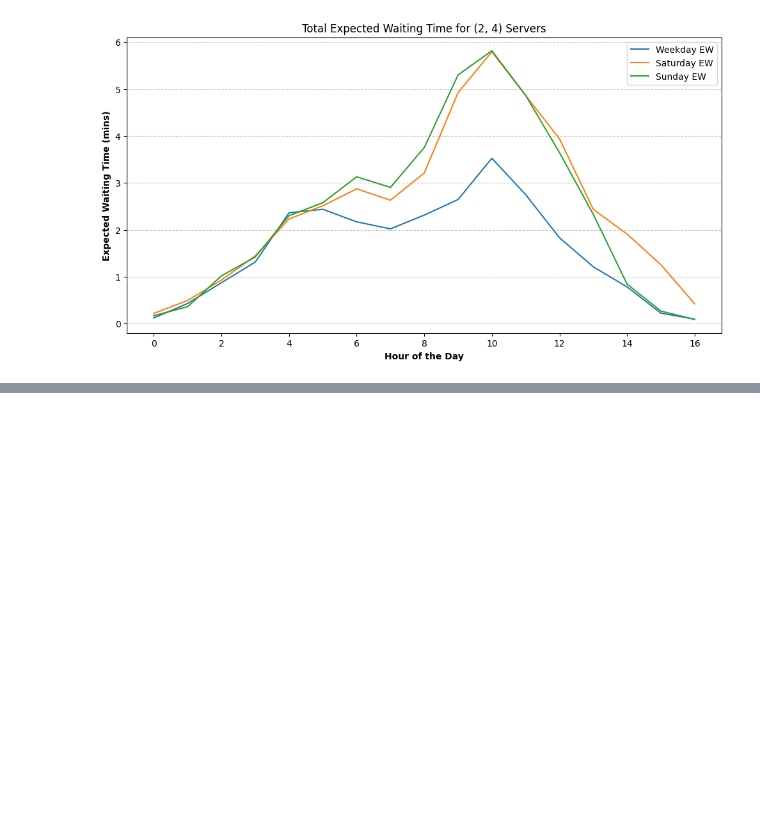
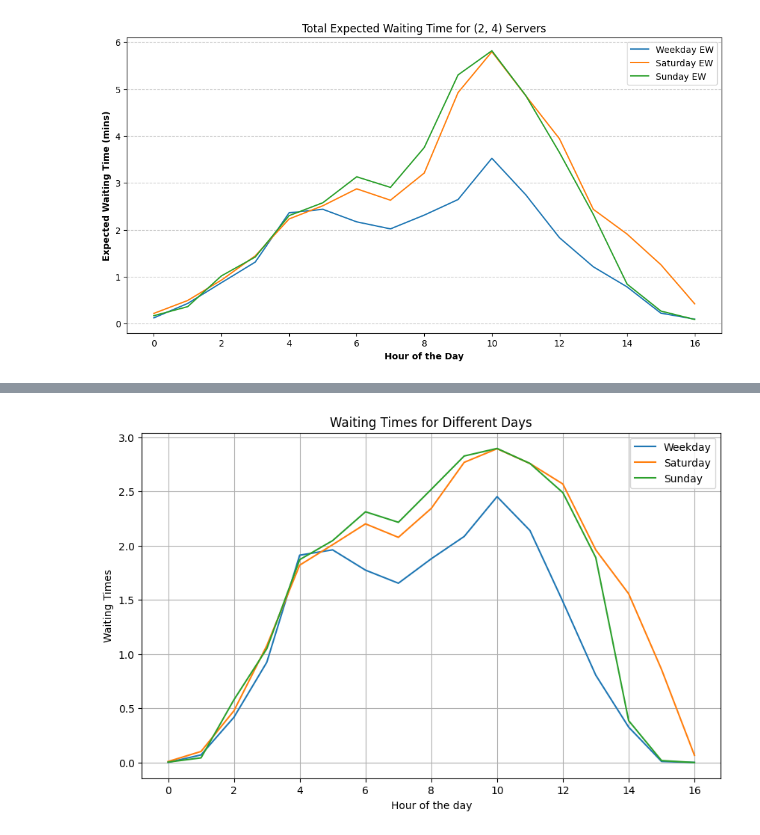
Before and after one commit to nandob7/ASM-Case2, a Jupyter notebook: case2.ipynb, the cells around one changed output, grey strips where cells are left out. Drawn from its saved outputs; the diff is of its cells as text; code cells hidden in the pictures; blank space fills up the shorter version.

Commit message:
old method waiting time

```diff
--- a/case2.ipynb
+++ b/case2.ipynb
@@ -421,7 +421,11 @@ for df_type, df in [("weekday", df_weekday), ("saturday", df_saturday), ("sunday
     # Assuming your dataframe has a column named 'Hour' representing the hour of the day
     df["Load"] = df.apply(lambda row: load(row, calculate_c(c, df_type, row['Hour']), ES), axis=1)
 
-# Plotting 'Load1' values for all three dataframes in a single figure
+# Convert 'c' dictionary to DataFrames and add 'c' as a column in each dataframe
+for df, c_value in zip([df_weekday, df_saturday, df_sunday], [c["weekday"], c["saturday"], c["sunday"]]):
+    df['c'] = df['Hour'].map(c_value)
+
+# Plotting 'Load' values for all three dataframes in a single figure
 plt.figure(figsize=(10, 6))  # Set the figure size
 for df_type, df in [("weekday", df_weekday), ("saturday", df_saturday), ("sunday", df_sunday)]:
     plt.plot(df['Hour'], df['Load'], label=df_type)  # Plot 'Load1' against 'Hour' for each dataframe
@@ -432,5 +436,7 @@ plt.title('Load for Different Days with standard of 8 servers')
 plt.legend()
 plt.grid(True)
 plt.show()
+
+df_weekday
 # %% [output]
 [figure]
@@ -436,0 +461,29 @@ plt.show()
+# %%
+def waiting_times(df):
+    EW = []
+    for i in df.index:
+        rho = df.at[i, 'Load']
+        c_real = df.at[i, 'c']
+        EW1 = (erlang_c(c_real, rho) / (1 / c_real * (1 / ES1))) / (1 - (rho / c_real))
+        EW.append(EW1)
+    return EW
+
+waiting_times_weekday = waiting_times(df_weekday)
+waiting_times_saturday = waiting_times(df_saturday)
+waiting_times_sunday = waiting_times(df_sunday)
+
+# Plotting waiting times for all three dataframes in a single figure
+plt.figure(figsize=(10, 6))  # Set the figure size
+
+plt.plot(df_weekday['Hour'], waiting_times_weekday, label='Weekday')
+plt.plot(df_saturday['Hour'], waiting_times_saturday, label='Saturday')
+plt.plot(df_sunday['Hour'], waiting_times_sunday, label='Sunday')
+
+plt.xlabel('Hour of the day')
+plt.ylabel('Waiting Times')
+plt.title('Waiting Times for Different Days')
+plt.legend()
+plt.grid(True)
+plt.show()
+# %% [output]
+[figure, added]
```
Also changed, not shown: parts of 1 cell of this notebook, 1 other file.
